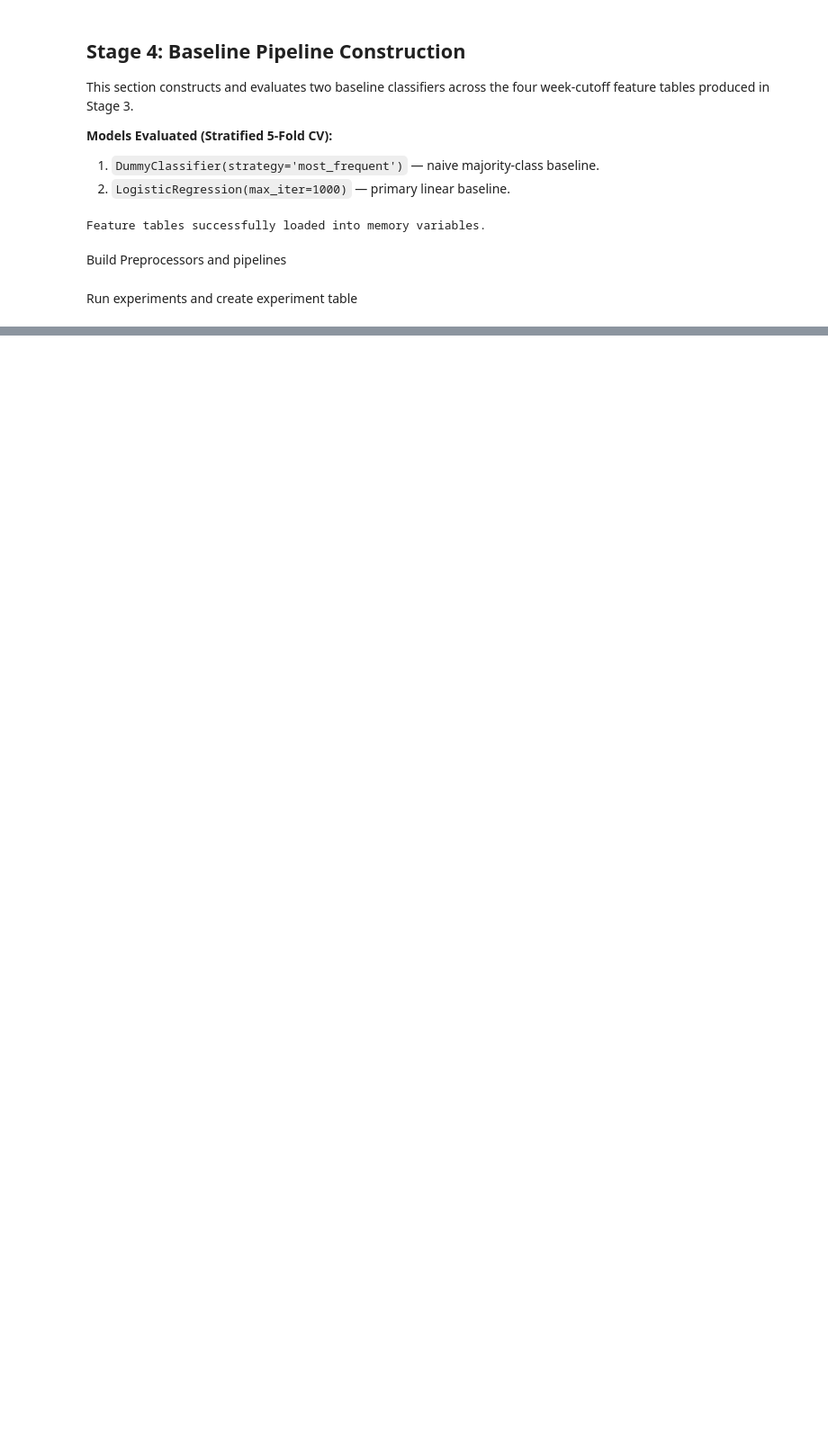
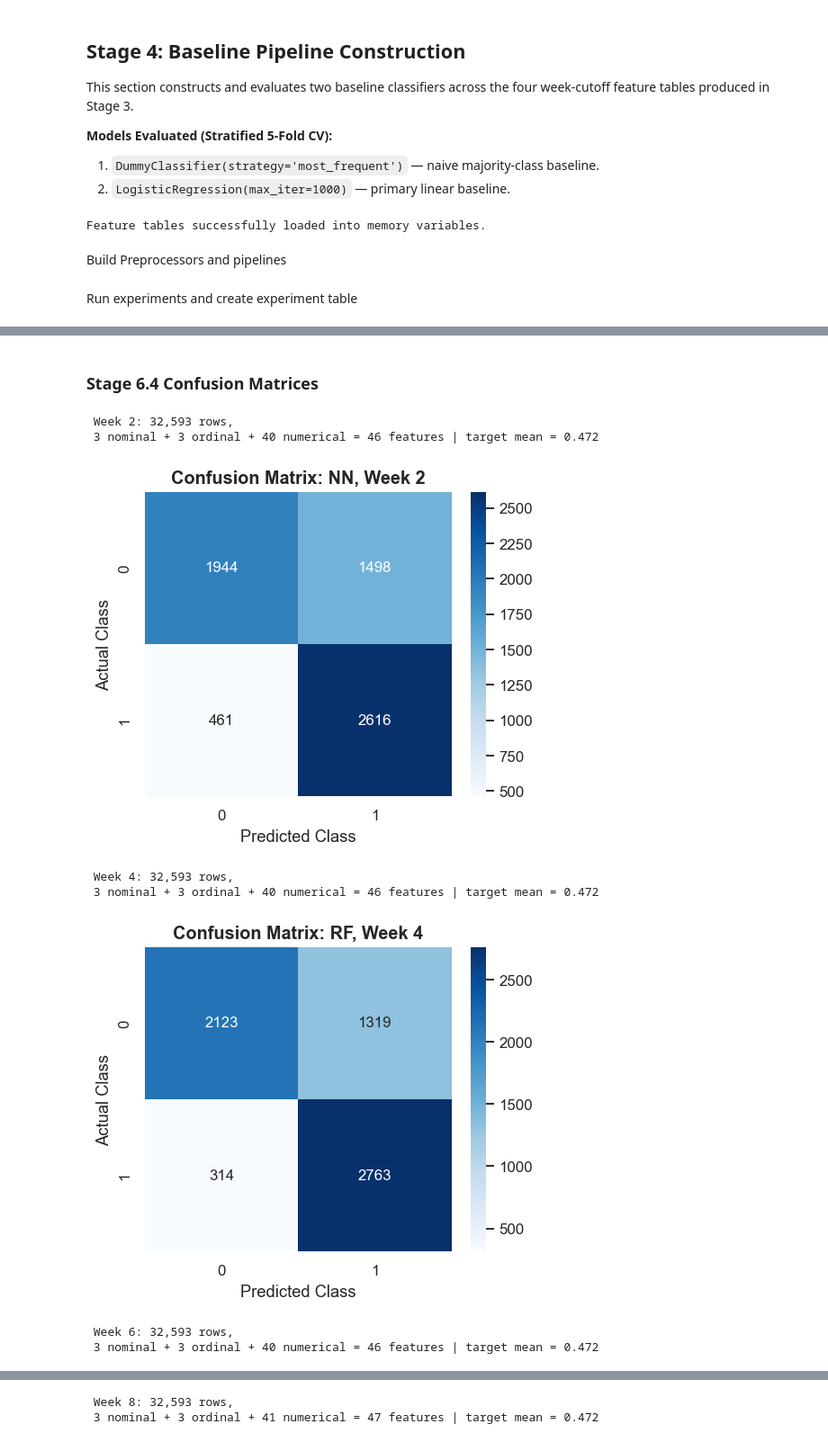
Before and after one commit to alsfine/Group-1-ML-Project-2026, a Jupyter notebook: project.ipynb, the cells around one changed output, grey strips where cells are left out. Shown at 90% size. Drawn from its saved outputs; the diff is of its cells as text; code cells hidden in the pictures; blank space fills up the shorter version.

Commit message:
Implementation of stage 6

```diff
--- a/project.ipynb
+++ b/project.ipynb
@@ -1932,0 +2045,10 @@ display(all_experiments_df[display_cols].sort_values(by=["Week cutoff", "AUC (me
+# %%
+best_pipeline_per_week = (
+    stage6_results_df
+    .sort_values(["Week cutoff", "F1", "AUC"], ascending=[True, False, False])
+    .groupby("Week cutoff")
+    .head(1)
+    .reset_index(drop=True)
+)
+
+display(best_pipeline_per_week)
@@ -1932,0 +2061,40 @@ display(all_experiments_df[display_cols].sort_values(by=["Week cutoff", "AUC (me
+# %% [markdown]
+### Stage 6.4 Confusion Matrices
+# %%
+for week in WEEK_CUTOFFS:
+    df_week = feature_tables[week]
+    X, y, nominal_cols, ordinal_cols, num_cols = load_and_clean(df_week, week)
+
+    X_train, X_test, y_train, y_test = train_test_split(
+        X,
+        y,
+        test_size=0.20,
+        stratify=y,
+        random_state=RANDOM_SEED
+    )
+
+    week_best = best_pipeline_per_week[best_pipeline_per_week["Week cutoff"] == week].iloc[0]
+    model_tag = week_best["Model"]
+    threshold = week_best["Chosen Threshold"]
+
+    model = trained_stage6_models[week][model_tag]
+    y_scores = get_prediction_scores(model, X_test)
+    y_pred = (y_scores >= threshold).astype(int)
+
+    cm = confusion_matrix(y_test, y_pred)
+
+    plt.figure(figsize=(5, 4))
+    sns.heatmap(cm, annot=True, fmt="d", cmap="Blues")
+    plt.title(f"Confusion Matrix: {model_tag}, Week {week}")
+    plt.xlabel("Predicted Class")
+    plt.ylabel("Actual Class")
+    plt.show()
+# %% [output]
+ Week 2: 32,593 rows,
+ 3 nominal + 3 ordinal + 40 numerical = 46 features | target mean = 0.472
+[figure, added]
+ Week 4: 32,593 rows,
+ 3 nominal + 3 ordinal + 40 numerical = 46 features | target mean = 0.472
+[figure, added]
+ Week 6: 32,593 rows,
+ 3 nominal + 3 ordinal + 40 numerical = 46 features | target mean = 0.472
@@ -1932,0 +2102,2 @@ display(all_experiments_df[display_cols].sort_values(by=["Week cutoff", "AUC (me
+ Week 8: 32,593 rows,
+ 3 nominal + 3 ordinal + 41 numerical = 47 features | target mean = 0.472
```
Also changed, not shown: parts of 32 cells of this notebook.
